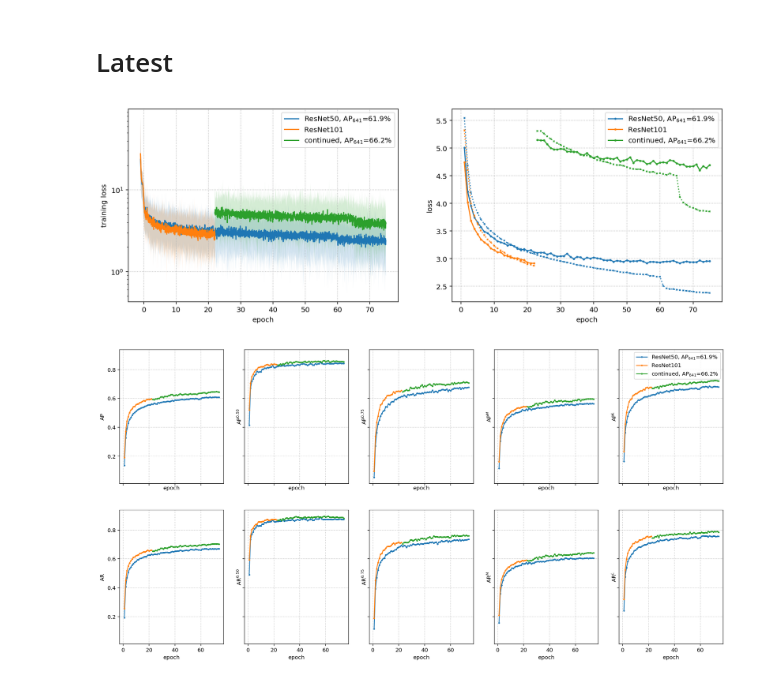
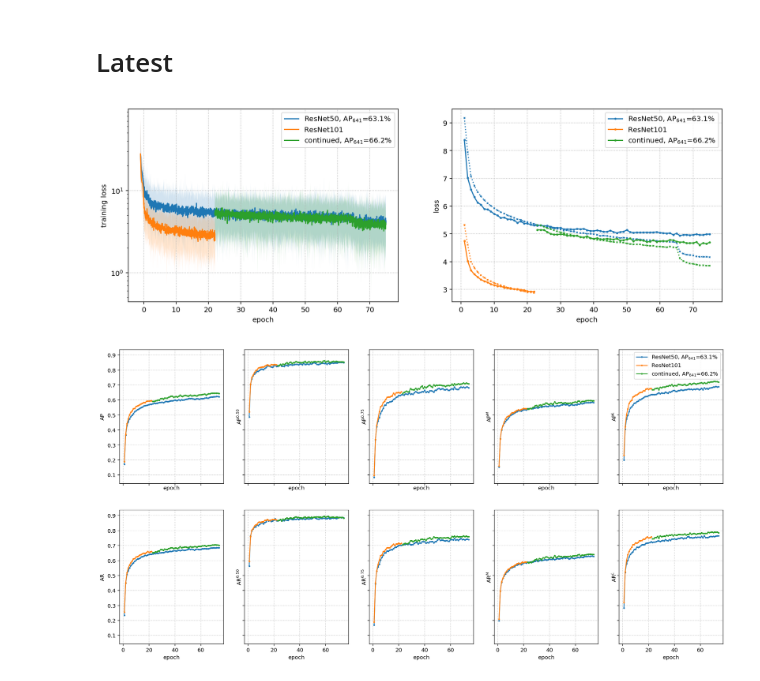
Before and after one commit to openpifpaf/openpifpaf, a Jupyter notebook: docs/studies.ipynb, the cells around one changed output. Saved outputs shown, nothing was run; the diff lists cells and outputs as text; code cells hidden in the pictures.

Commit message:
add pre-trained resnet50 and make it default

```diff
--- a/docs/studies.ipynb
+++ b/docs/studies.ipynb
@@ -12,34 +12,34 @@ import openpifpaf.logs
 # %%
 fig, (ax1, ax2) = plt.subplots(ncols=2, figsize=(15, 5))
 plots = openpifpaf.logs.Plots([
-    '../outputs/resnet50block5-pif-paf-edge401-190312-175055.pkl.log',
+    '../outputs/resnet50block5-pif-paf-edge401-190315-214317.pkl.log',
     '../outputs/resnet101block5-pif-paf-edge401-190312-174323.pkl.log',
     '../outputs/resnet101block5-pif-paf-edge401-190313-100107.pkl.log',
 ], [
-    'ResNet50, AP$_{641}$=61.9%',
+    'ResNet50, AP$_{641}$=63.1%',
     'ResNet101',
     'continued, AP$_{641}$=66.2%',
 ])
 #pprint(plots.process_arguments())
 plots.train(ax1); ax1.set_yscale('log', nonposy='clip')
 plots.epoch_loss(ax2)
 
 # Precision and Recall plots
 fig, axs = plt.subplots(nrows=2, ncols=5, figsize=(20, 10), sharey=True, sharex=True)
 eval_plots = openpifpaf.logs.EvalPlots(plots.log_files, plots.labels, edge=641, samples=500)
 # precisions
 eval_plots.ap(axs[0, 0])
 eval_plots.ap050(axs[0, 1])
 eval_plots.ap075(axs[0, 2])
 eval_plots.apm(axs[0, 3])
 eval_plots.apl(axs[0, 4])
 # recalls
 eval_plots.ar(axs[1, 0])
 eval_plots.ar050(axs[1, 1])
 eval_plots.ar075(axs[1, 2])
 eval_plots.arm(axs[1, 3])
 eval_plots.arl(axs[1, 4])
 axs[0, 4].legend();
 # %% [output]
-[figure, old version]
+[figure, new version]
-[figure, old version]
+[figure, new version]
```
Also changed, not shown: 2 other files.
